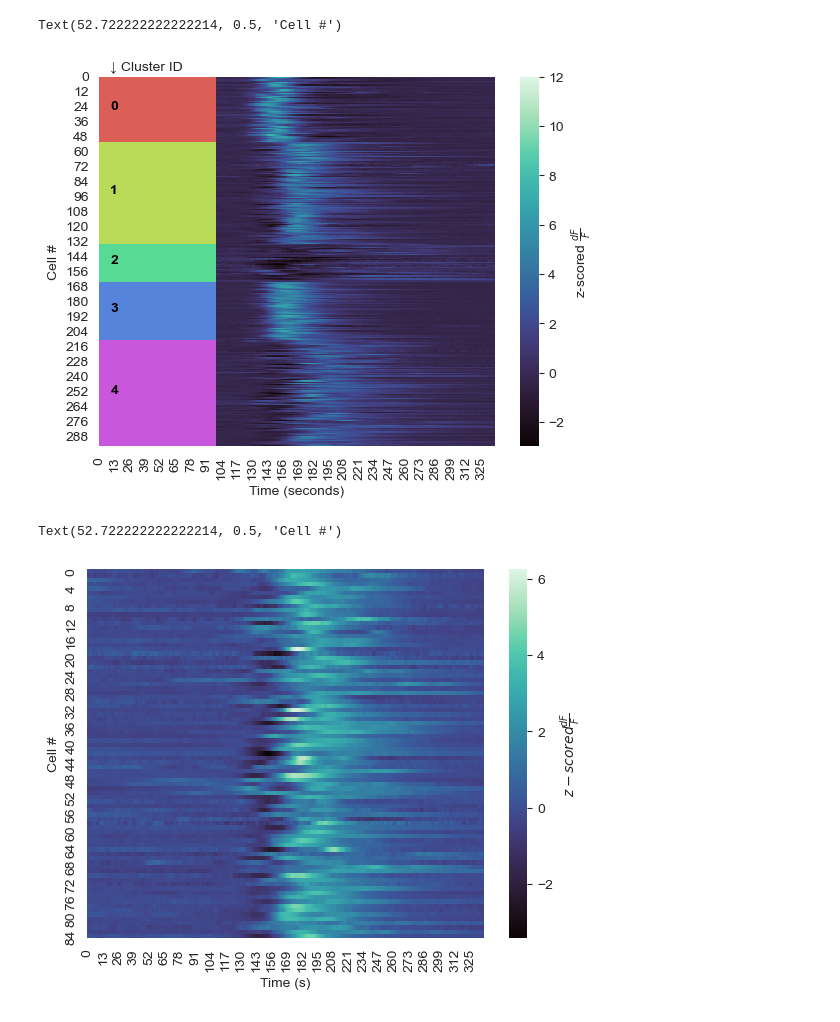
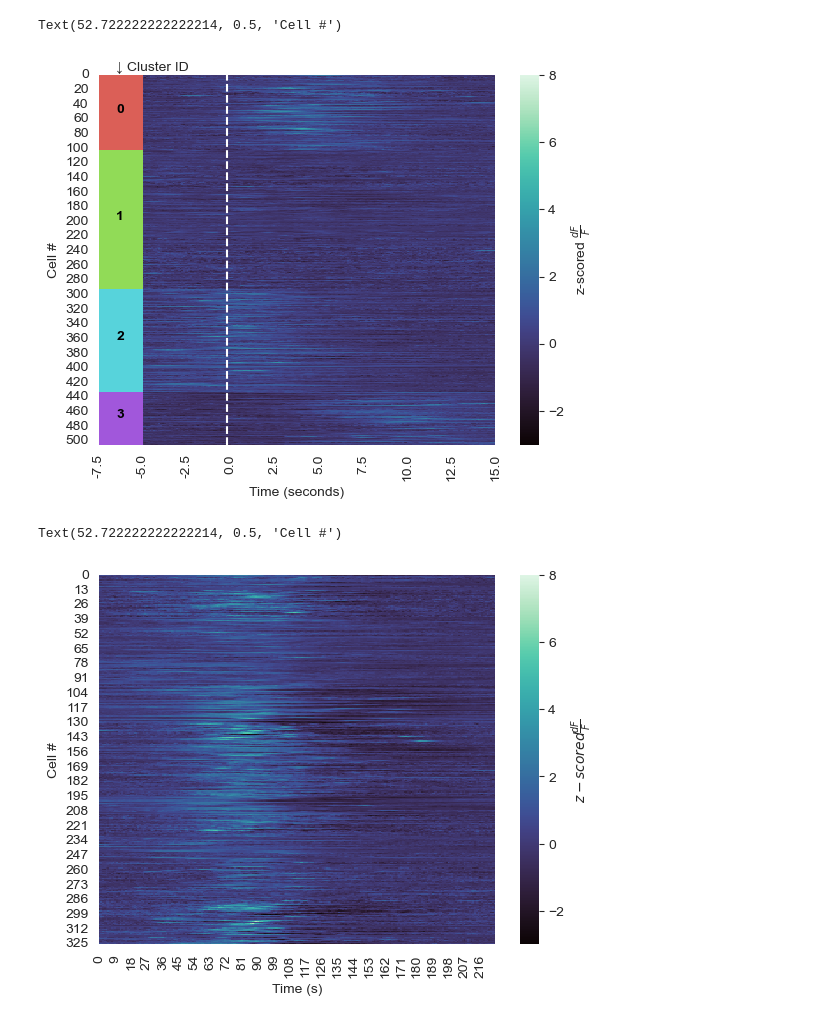
Before and after one commit to rsenne/dCA1_Paper, a Jupyter notebook: onep/WaveMAP_output_functions.ipynb, the cells around one changed output. Drawn from its saved outputs; the diff is of its cells as text; code cells hidden in the pictures.

Commit message:
Organization
Started to make new ipynb files for appropriate analyses x figure

```diff
--- a/onep/WaveMAP_output_functions.ipynb
+++ b/onep/WaveMAP_output_functions.ipynb
@@ -9,4 +24,4 @@ import pickle
 # %%
-umap_df = pd.read_pickle("/Users/suthardr/Desktop/umap_fc_cxta_shock.pkl")
+umap_df = pd.read_pickle("/Users/suthardr/Desktop/WaveMap_Plots/Recall_CXTB/umap_recall_cxtB_15.pkl")
 # %%
 umap_df
@@ -50,30 +55,31 @@ array([[ 0.02285567,  0.14134875,  0.28193304, ...,  0.41170166,
 # %%
 fig, ax = plt.subplots()
 
-Ks=5 #What number of clusters are you plotting?
+Ks=4 #What number of clusters are you plotting?
 labels=umap_df['cluster_id']
-cmap = sns.color_palette('hls', 5) #Change here the number of colors needed (# clusters)
+cmap = sns.color_palette('hls', 4) #Change here the number of colors needed (# clusters)
 
 # -> Cosmetic code to create a Rectangle patches to label specific K-cluster
 Koffset = 0
 
-sns.heatmap(result, cbar=True, cbar_kws={"label": r"z-scored $\frac{dF}{F}$"},cmap='mako',ax=ax, vmin=-3, vmax=12)
+sns.heatmap(result, cbar=True, cbar_kws={"label": r"z-scored $\frac{dF}{F}$"},cmap='mako',ax=ax, vmin=-3, vmax=8)
 for Ki in range(Ks):
     Nk = np.size(np.where(labels == Ki))
     # 40 is width of the rectangle
-    rect = mpl.patches.Rectangle((0, Koffset), 100, Nk, linewidth=1, edgecolor='none', facecolor=cmap[Ki])
+    rect = mpl.patches.Rectangle((0, Koffset), 25, Nk, linewidth=1, edgecolor='none', facecolor=cmap[Ki])
     ax.text(10, Koffset + Nk/2, Ki ,color='k', weight='bold')
     # Add the patch to the plot
     ax.add_patch(rect)
     Koffset += Nk
 ax.text(10,-5,'↓ Cluster ID',fontsize=10)
 # <- end of cosmetic code
+
+ax.set_xticks(np.linspace(0, result.shape[1], 10),
+labels=np.linspace(-7.5, 15, 10))
+ax.axvline(x=73, color='white', linestyle='--')
+
 ax.set_xlabel('Time (seconds)')
 ax.set_ylabel('Cell #')
-# ax.set_xticks(np.linspace(0, result.shape[1], 12),
-# labels=np.linspace(0, 330, 12, dtype=np.int))
-# ax.set_yticks(np.linspace(0, result.shape[0], 10),
-# labels=np.linspace(0, 250, 10, dtype=np.int))
 # %% [output]
 Text(52.722222222222214, 0.5, 'Cell #')
-[figure, old version]
+[figure, new version]
@@ -100,19 +120,19 @@ np.save('/Users/suthardr/Desktop/cluster0_cxta_fc_shock.npy', cluster1)
 # %%
 # Want to plot a heatmap for a specific cluster?
 
 # Major ticks every 20, minor ticks every 5
 fig, ax = plt.subplots()
 
-sns.heatmap(cluster1, cbar=True, cbar_kws={"label": r"$z-scored \frac{dF}{F}$"}, cmap='mako', ax=ax)
+sns.heatmap(cluster3, cbar=True, cbar_kws={"label": r"$z-scored \frac{dF}{F}$"}, cmap='mako', ax=ax, vmin=-3, vmax=8)
 ax.set_xlabel('Time (s)')
 ax.set_ylabel('Cell #')
 # ax.set_xticks(np.linspace(0, cluster0.shape[1], 12),
 # labels=np.linspace(0, 330, 12, dtype=np.int))
 # ax.set_yticks(np.linspace(0, cluster0.shape[0], 10),
 # labels=np.linspace(0, 32, 10, dtype=np.int))
 
 #Save that heatmap as a png because svg will blow up your laptop
 #fig.savefig('/Users/suthardr/Desktop/recall_cxtb_heatmap_clusterzoom.png')
 # %% [output]
 Text(52.722222222222214, 0.5, 'Cell #')
-[figure, old version]
+[figure, new version]
```
Also changed, not shown: parts of 13 cells of this notebook, 21 other files.
